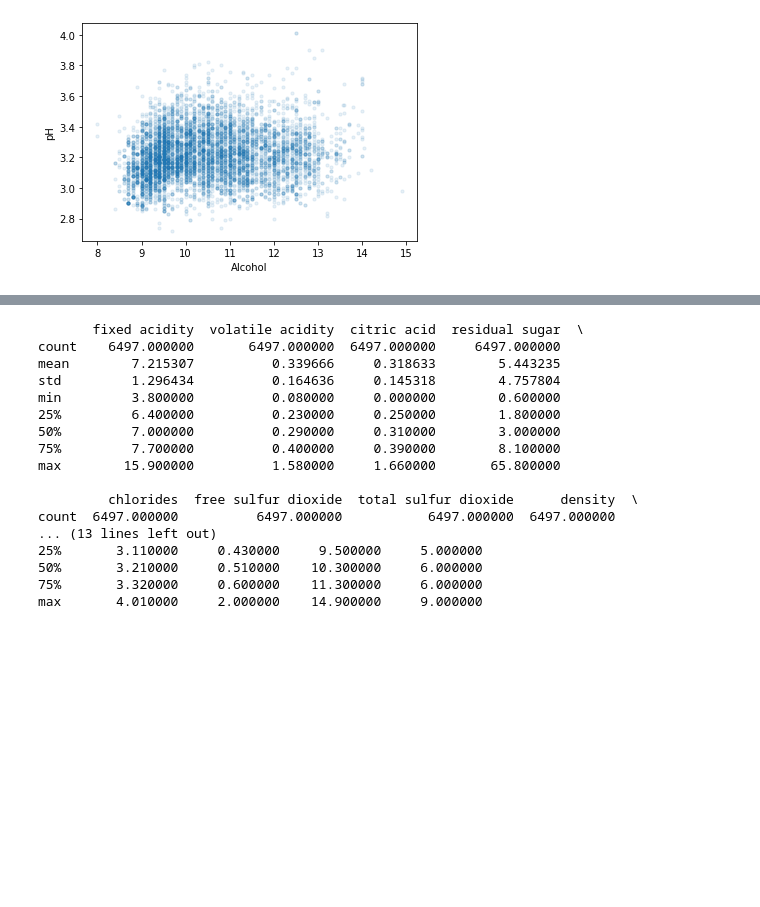
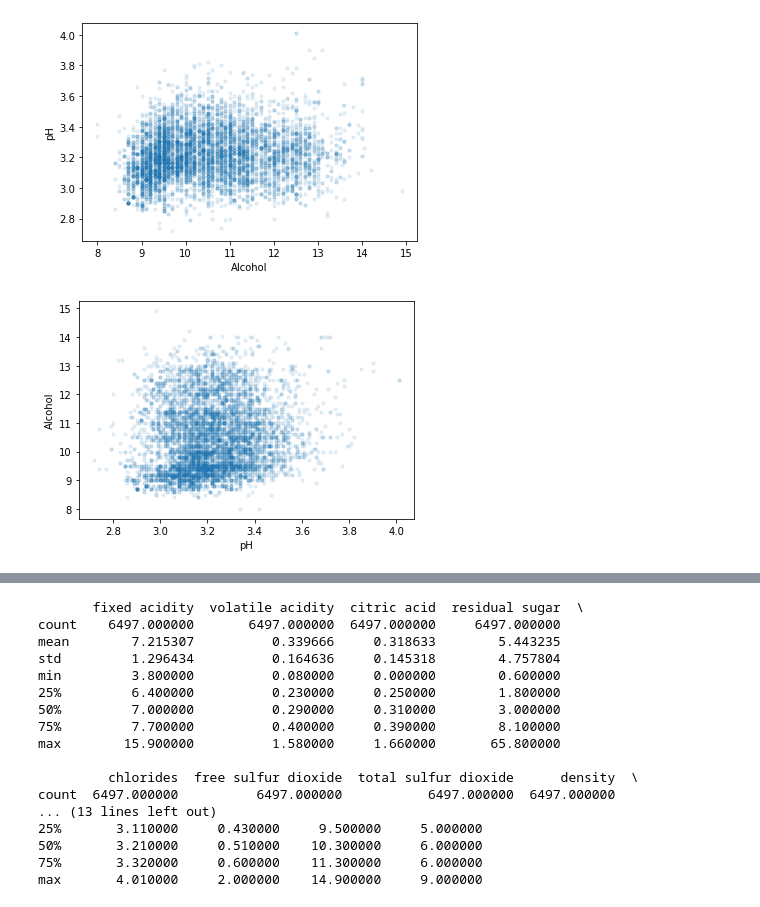
Before and after one commit to louishoe/wine-quaity, a Jupyter notebook: Data1030/Data1030-Project/src/wine-quality.ipynb, the cells around one changed output, grey strips where cells are left out. Cells and saved outputs as stored; diff of their text form; code cells hidden in the pictures; blank space fills up the shorter version.

```diff
--- a/Data1030/Data1030-Project/src/wine-quality.ipynb
+++ b/Data1030/Data1030-Project/src/wine-quality.ipynb
@@ -128,3 +128,10 @@ plt.xlabel('Alcohol')
 plt.show()
 # %% [output]
 [figure]
+# %%
+allwine.plot.scatter('pH','alcohol',alpha=0.1,s=10)
+plt.ylabel('Alcohol')
+plt.xlabel('pH')
+plt.show()
+# %% [output]
+[figure, added]
```
Also changed, not shown: parts of 6 cells of this notebook, 46 other files.
